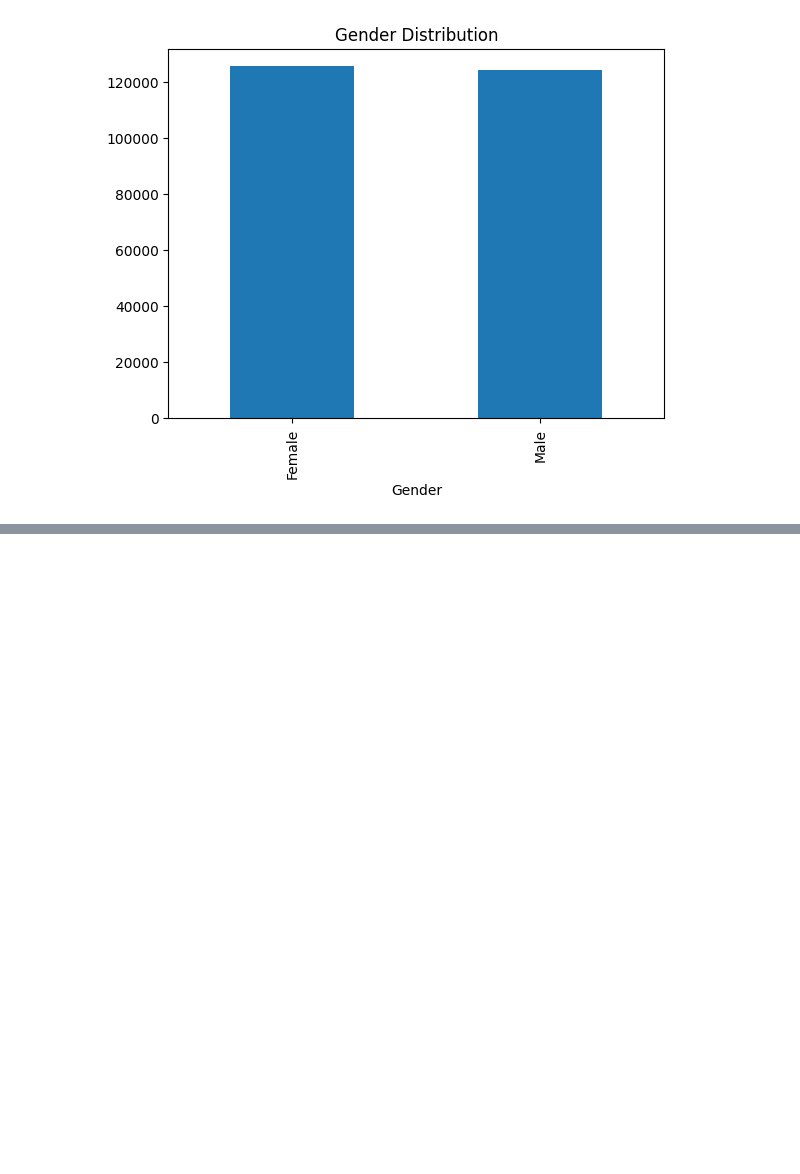
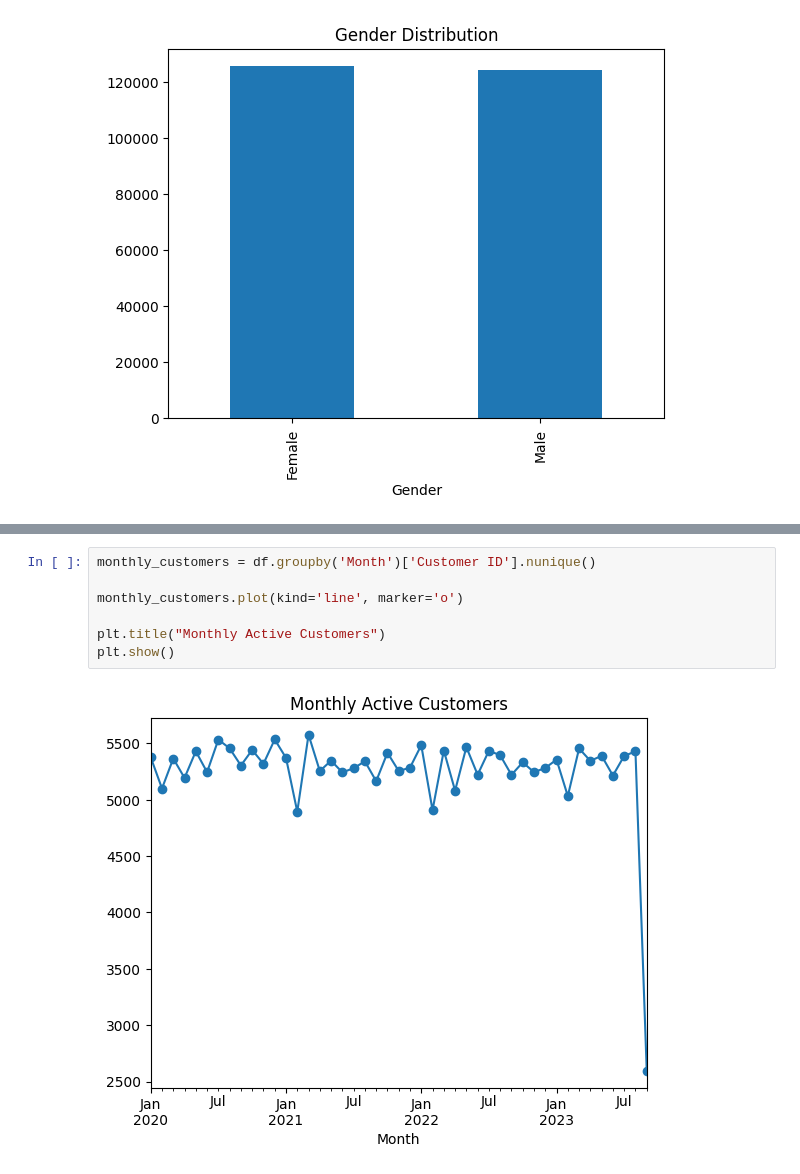
Before and after one commit to krishnaM04/alfido-data-analyst-internship, a Jupyter notebook: Task1_Customer_Behavior/analysis.ipynb, the cells around one changed output, grey strips where cells are left out. Cells and saved outputs as stored; diff of their text form; blank space fills up the shorter version.

```diff
--- a/Task1_Customer_Behavior/analysis.ipynb
+++ b/Task1_Customer_Behavior/analysis.ipynb
@@ -23,0 +109,9 @@ plt.show()
+# %%
+monthly_customers = df.groupby('Month')['Customer ID'].nunique()
+
+monthly_customers.plot(kind='line', marker='o')
+
+plt.title("Monthly Active Customers")
+plt.show()
+# %% [output]
+[figure, added]
```
Also changed, not shown: parts of 9 cells of this notebook, 1 other file.
